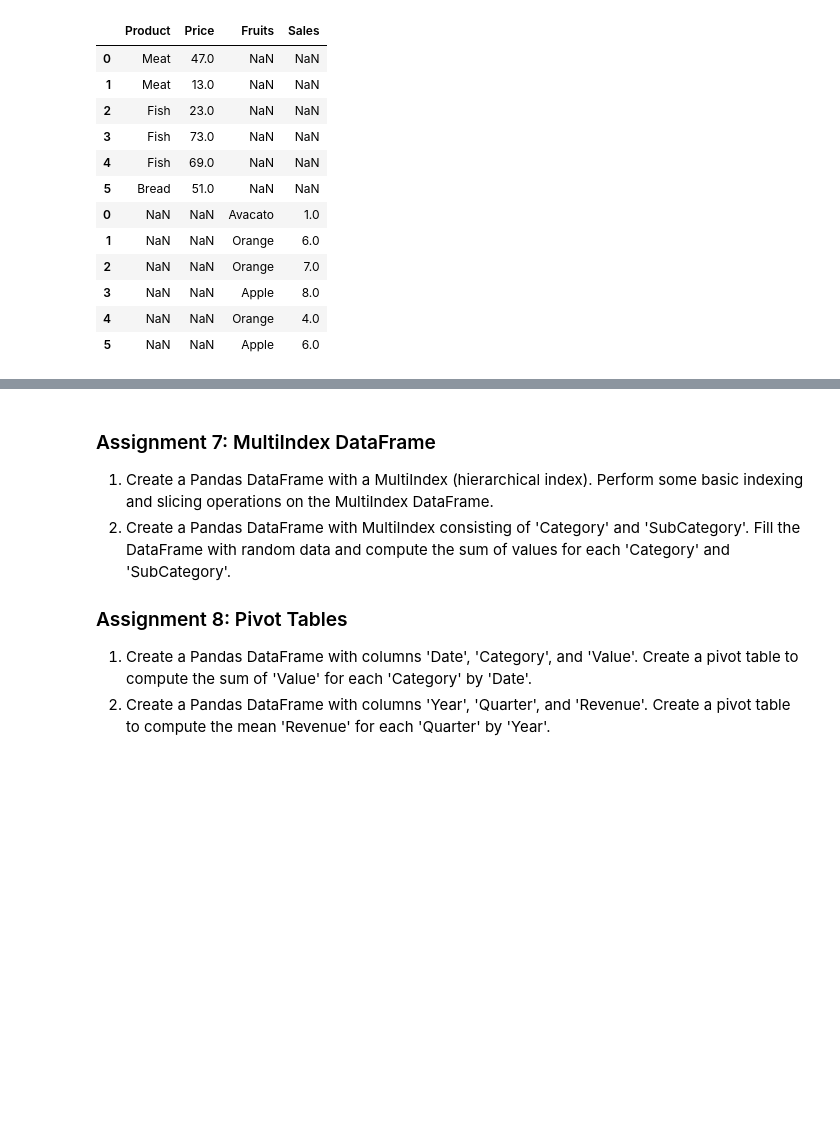
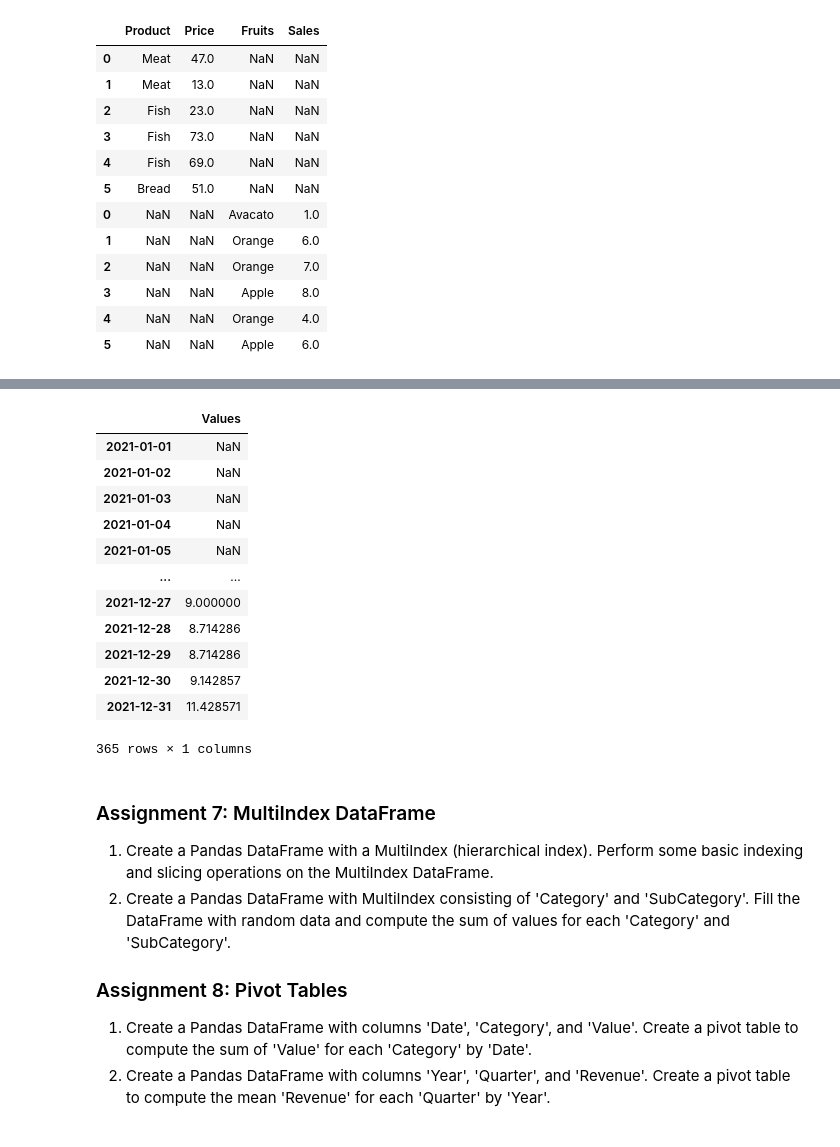
Before and after one commit to Jaimepelembe/Data_analyst_bootcamp_from_basics_to_advanced, a Jupyter notebook: S4_Data_Analysis/assignments/pandasasssignmentsSolution.ipynb, the cells around one changed output, grey strips where cells are left out. Cells and saved outputs as stored; diff of their text form; code cells hidden in the pictures; blank space fills up the shorter version.

```diff
--- a/S4_Data_Analysis/assignments/pandasasssignmentsSolution.ipynb
+++ b/S4_Data_Analysis/assignments/pandasasssignmentsSolution.ipynb
@@ -397,3 +474,21 @@ concatenatedColumns
+# %%
+# Compute the rolling mean with a window of 7 days.
+rollingMean=dataFrame11.rolling(window=7).mean()
+rollingMean
+# %% [output]
+|  | Values |
+| 2021-01-01 | NaN |
+| 2021-01-02 | NaN |
+| 2021-01-03 | NaN |
+| 2021-01-04 | NaN |
+| 2021-01-05 | NaN |
+| ... | ... |
+| 2021-12-27 | 9.000000 |
+| 2021-12-28 | 8.714286 |
+| 2021-12-29 | 8.714286 |
+| 2021-12-30 | 9.142857 |
+| 2021-12-31 | 11.428571 |
+365 rows × 1 columns
 # %% [markdown]
 ### Assignment 7: MultiIndex DataFrame
 
```
Also changed, not shown: parts of 8 cells of this notebook.
